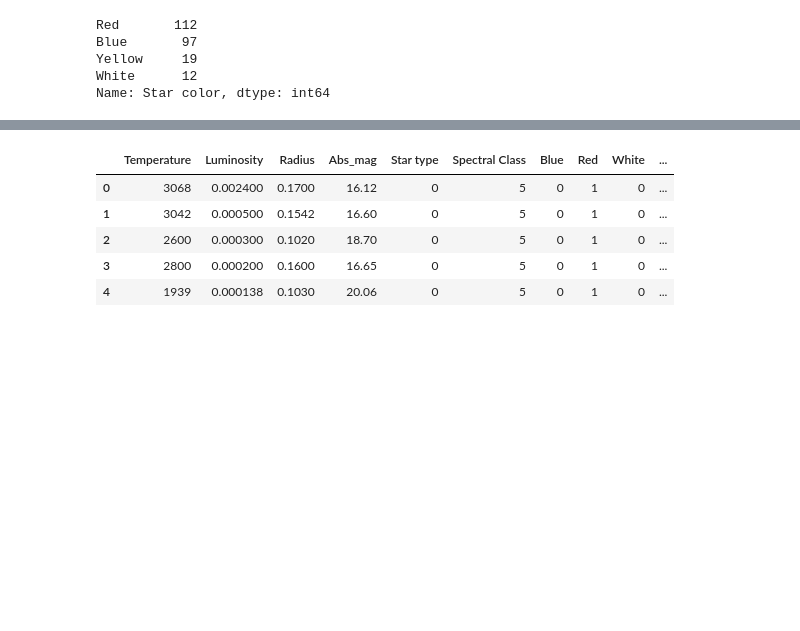
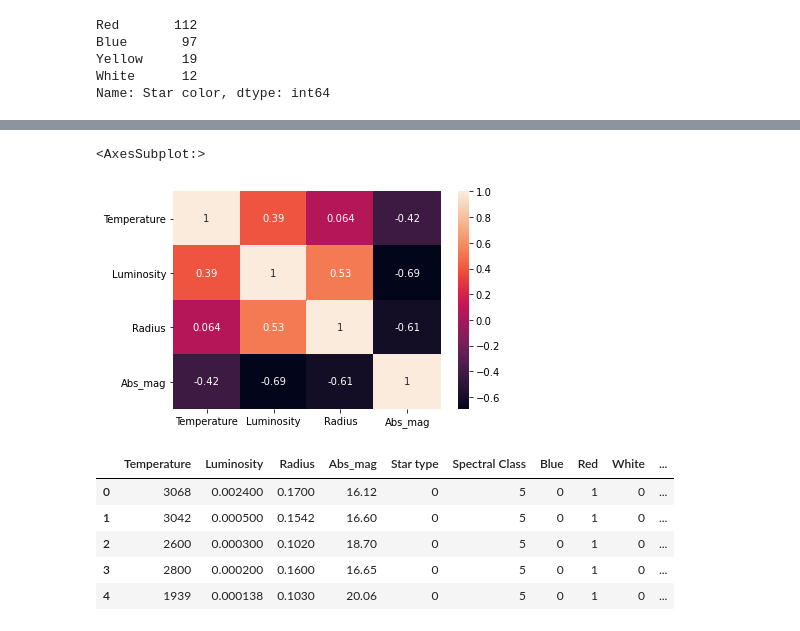
Before and after one commit to yasminebouazza/GoMyCode, a Jupyter notebook: Project (1).ipynb, the cells around one changed output, grey strips where cells are left out. Saved outputs shown, nothing was run; the diff lists cells and outputs as text; code cells hidden in the pictures; blank space fills up the shorter version.

```diff
--- a/Project (1).ipynb
+++ b/Project (1).ipynb
@@ -309,3 +152,8 @@ Name: Star color, dtype: int64
+# %%
+sns.heatmap(df2.loc[:, df2.columns != 'Star type'].corr(), annot=True)
+# %% [output]
+<AxesSubplot:>
+[figure, added]
 # %%
 #one_hot=pd.get_dummies(df2['Spectral Class'])
 #df2= df2.drop('Spectral Class',axis=1)
```
Also changed, not shown: parts of 32 cells of this notebook.
